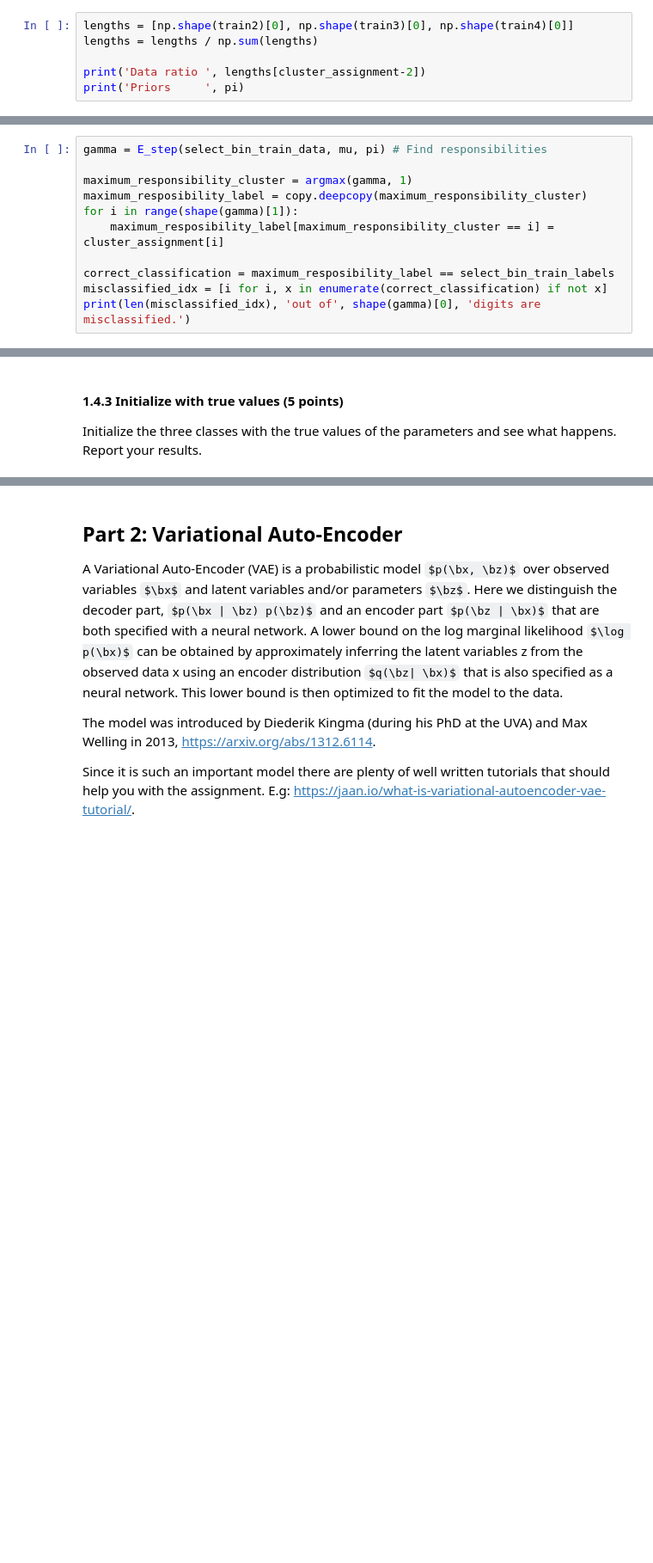
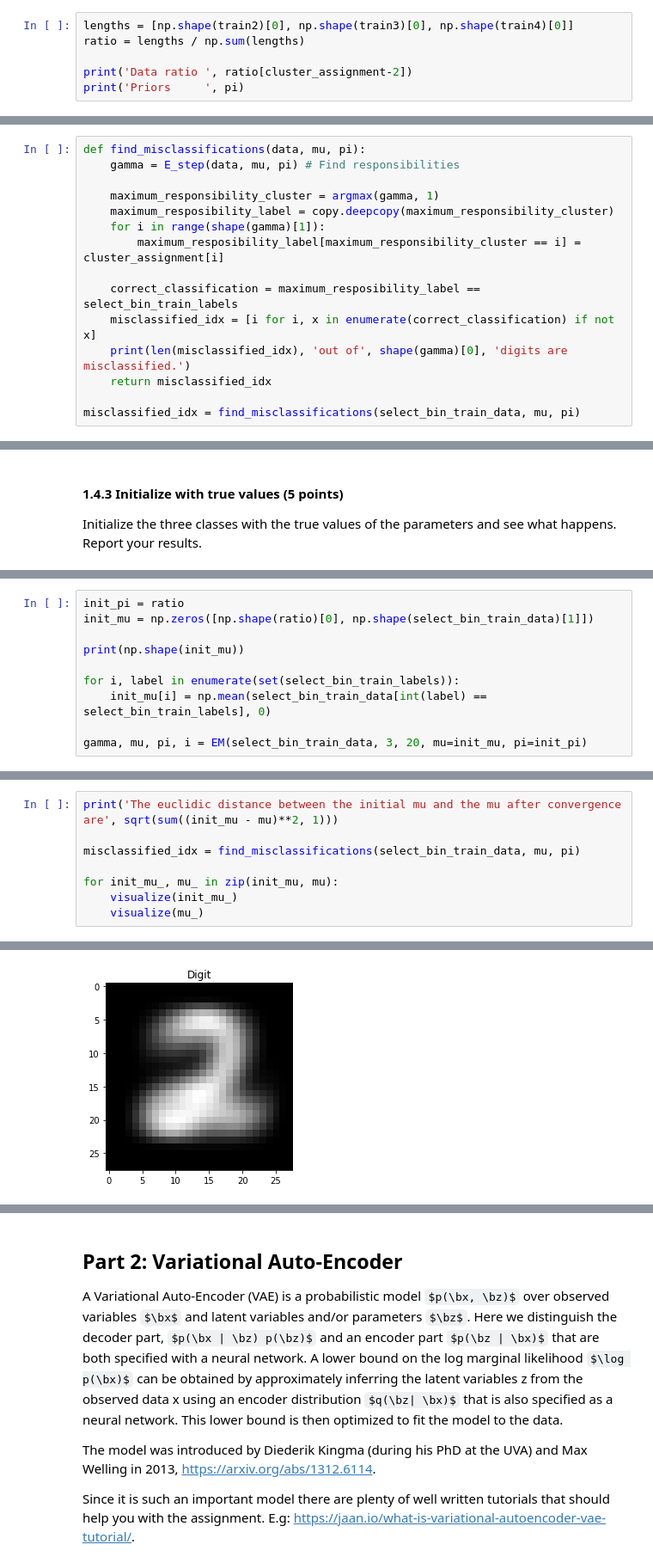
Before and after one commit to NilsHulzebosch/ML2_lab3, a Jupyter notebook: lab3.ipynb, the cells around one changed output, grey strips where cells are left out. Shown: that part at 86% size. Saved outputs shown, nothing was run; the diff lists cells and outputs as text; some formulas as TeX source; blank space fills up the shorter version.

Commit message:
initial mu and pi from data

```diff
--- a/lab3.ipynb
+++ b/lab3.ipynb
@@ -292,9 +279,9 @@ cluster_assignment
 array([2, 3, 4])
 # %%
 lengths = [np.shape(train2)[0], np.shape(train3)[0], np.shape(train4)[0]]
-lengths = lengths / np.sum(lengths)
+ratio = lengths / np.sum(lengths)
 
-print('Data ratio ', lengths[cluster_assignment-2])
+print('Data ratio ', ratio[cluster_assignment-2])
 print('Priors     ', pi)
 # %% [output]
 Data ratio  [0.33227372 0.34192181 0.32580447]
@@ -372,14 +359,18 @@ When using less clusters than labels, multiple digits are combined in one cluste
 #### 1.4.2 Identify misclassifications (10 points)
 How can you use the data labels to assign a label to each of the clusters/latent variables? Use this to identify images that are 'misclassified' and try to understand why they are. Report your findings.
 # %%
-gamma = E_step(select_bin_train_data, mu, pi) # Find responsibilities
+def find_misclassifications(data, mu, pi):
+    gamma = E_step(data, mu, pi) # Find responsibilities
 
-maximum_responsibility_cluster = argmax(gamma, 1)
-maximum_resposibility_label = copy.deepcopy(maximum_responsibility_cluster)
-for i in range(shape(gamma)[1]):
-    maximum_resposibility_label[maximum_responsibility_cluster == i] = cluster_assignment[i]
+    maximum_responsibility_cluster = argmax(gamma, 1)
+    maximum_resposibility_label = copy.deepcopy(maximum_responsibility_cluster)
+    for i in range(shape(gamma)[1]):
+        maximum_resposibility_label[maximum_responsibility_cluster == i] = cluster_assignment[i]
 
-correct_classification = maximum_resposibility_label == select_bin_train_labels
-misclassified_idx = [i for i, x in enumerate(correct_classification) if not x]
-print(len(misclassified_idx), 'out of', shape(gamma)[0], 'digits are misclassified.')
+    correct_classification = maximum_resposibility_label == select_bin_train_labels
+    misclassified_idx = [i for i, x in enumerate(correct_classification) if not x]
+    print(len(misclassified_idx), 'out of', shape(gamma)[0], 'digits are misclassified.')
+    return misclassified_idx
+
+misclassified_idx = find_misclassifications(select_bin_train_data, mu, pi)
 # %% [output]
@@ -417,0 +404,10 @@ YOUR ANSWER HERE
+# %%
+init_pi = ratio
+init_mu = np.zeros([np.shape(ratio)[0], np.shape(select_bin_train_data)[1]])
+
+print(np.shape(init_mu))
+
+for i, label in enumerate(set(select_bin_train_labels)):
+    init_mu[i] = np.mean(select_bin_train_data[int(label) == select_bin_train_labels], 0)
+
+gamma, mu, pi, i = EM(select_bin_train_data, 3, 20, mu=init_mu, pi=init_pi)
@@ -417,0 +432,9 @@ YOUR ANSWER HERE
+# %%
+print('The euclidic distance between the initial mu and the mu after convergence are', sqrt(sum((init_mu - mu)**2, 1)))
+
+misclassified_idx = find_misclassifications(select_bin_train_data, mu, pi)
+
+for init_mu_, mu_ in zip(init_mu, mu):
+    visualize(init_mu_)
+    visualize(mu_)
+# %% [output]
@@ -417,0 +442 @@ YOUR ANSWER HERE
+[figure, added]
```
Also changed, not shown: parts of 8 cells of this notebook.
